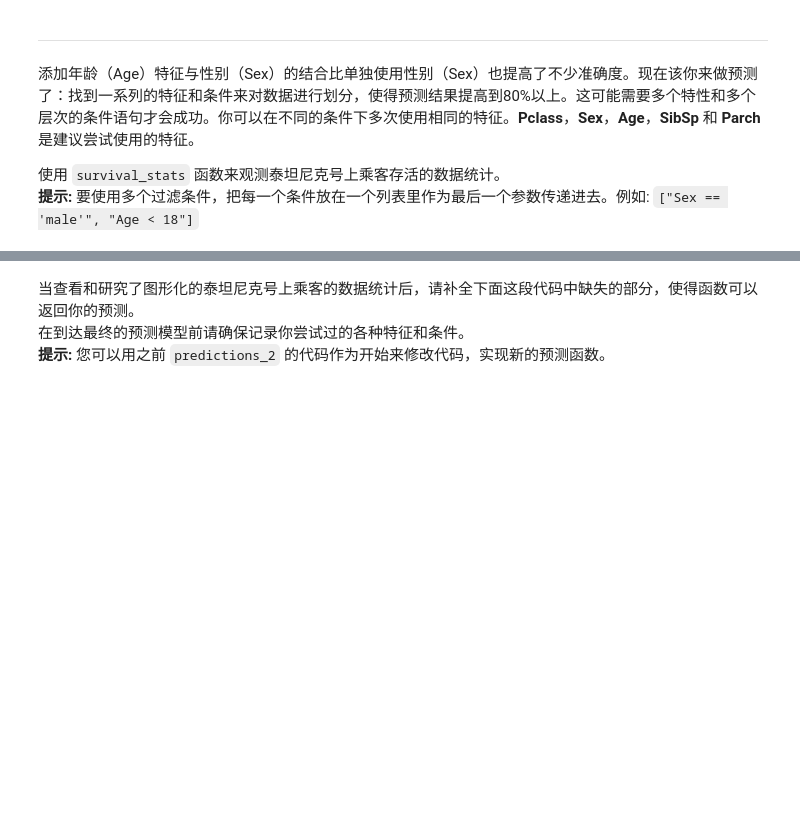
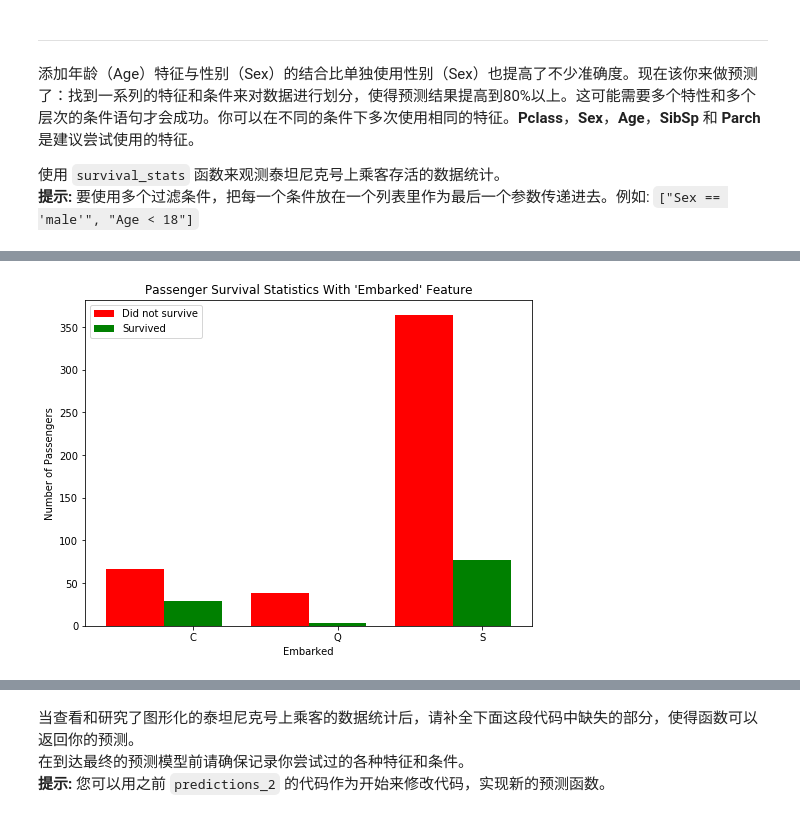
Before and after one commit to chong-zi/m-learning, a Jupyter notebook: titanic_survival_exploration/titanic_survival_exploration.ipynb, the cells around one changed output, grey strips where cells are left out. Saved outputs shown, nothing was run; the diff lists cells and outputs as text; code cells hidden in the pictures; blank space fills up the shorter version.

```diff
--- a/titanic_survival_exploration/titanic_survival_exploration.ipynb
+++ b/titanic_survival_exploration/titanic_survival_exploration.ipynb
@@ -278,0 +283,4 @@ survival_stats(data, outcomes, 'Fare')
+# %%
+survival_stats(data, outcomes, 'Embarked', ["Sex == 'male'"])
+# %% [output]
+[figure, added]
```
Also changed, not shown: parts of 12 cells of this notebook, 2 other files.
